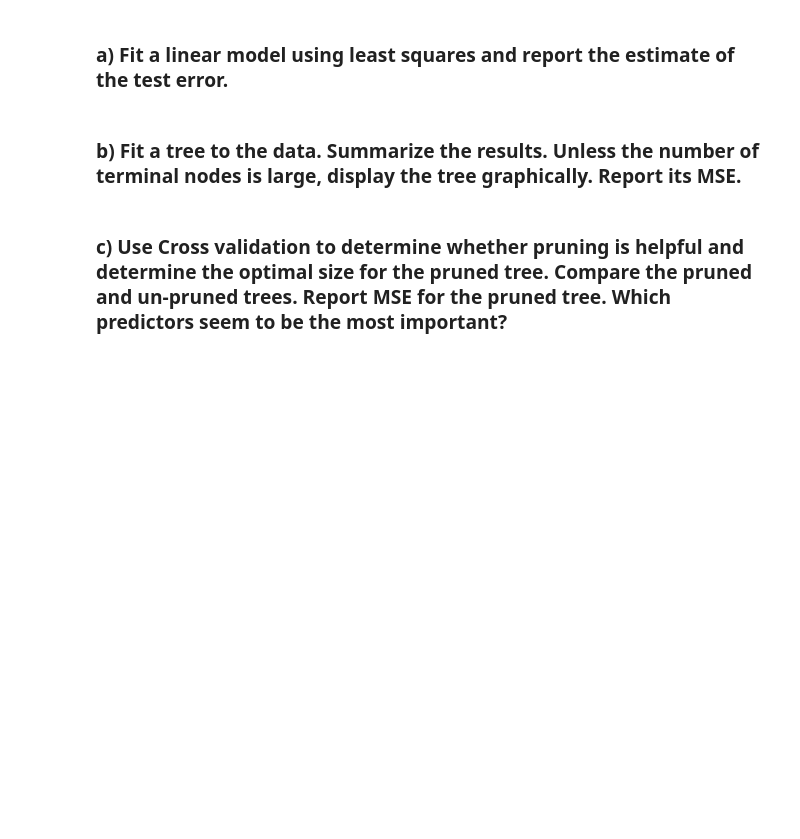
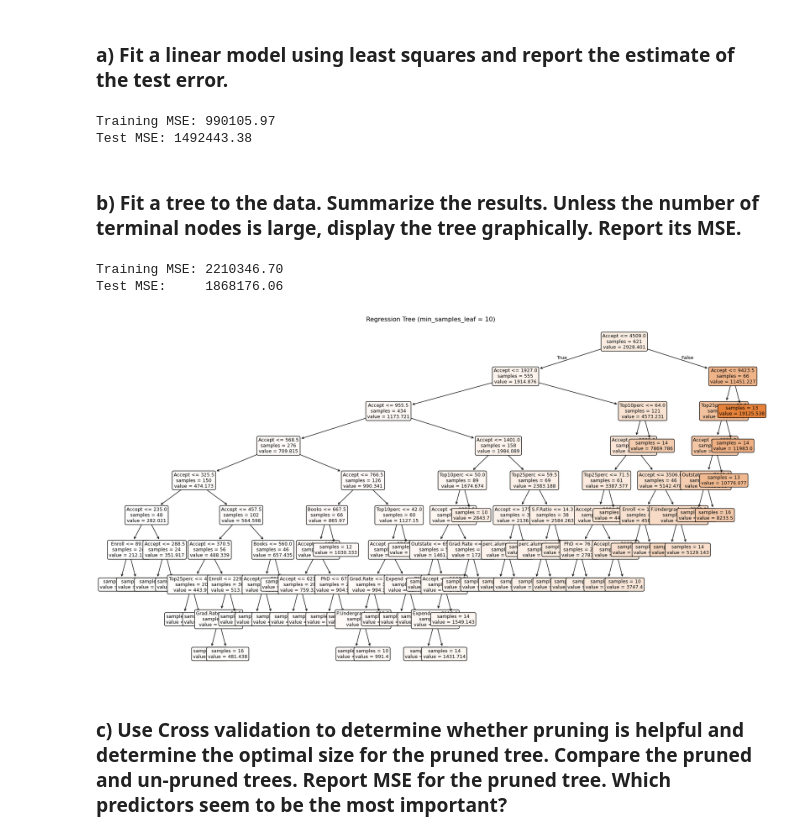
Before and after one commit to Edwin-Kutsushi/STAT-587-Homework-2, a Jupyter notebook: Homework_2.ipynb, the cells around one changed output. Drawn from its saved outputs; the diff is of its cells as text; code cells hidden in the pictures; blank space fills up the shorter version.

```diff
--- a/Homework_2.ipynb
+++ b/Homework_2.ipynb
@@ -12,14 +45,6 @@ if importlib.util.find_spec("ISLP") is None:
 # %% [markdown]
 ### a) Fit a linear model using least squares and report the estimate of the test error.
 # %%
-import pandas as pd
-import numpy as np
-import statsmodels.api as sm
-from ISLP import load_data
-from ISLP.models import ModelSpec as MS
-from sklearn.model_selection import train_test_split
-from sklearn.metrics import mean_squared_error
-
 # load college dataset
 college = load_data("College")
 
@@ -43,13 +68,18 @@ y_test = test_df["Apps"]
 model = sm.OLS(y_train, X_train)
 results = model.fit()
 
-# Report the estimate of the test error (Mean Squared Error)
-# Make predictions on the test set
-predictions = results.predict(X_test)
+# Training error
+train_predictions = results.predict(X_train)
+train_error = mean_squared_error(y_train, train_predictions)
 
-# Calculate the Mean Squared Error (MSE) on the test set
-test_error = mean_squared_error(y_test, predictions)
+# Test error
+test_predictions = results.predict(X_test)
+test_error = mean_squared_error(y_test, test_predictions)
 
-#print(f"Estimated test MSE: {test_error:.2f}")
+print(f"Training MSE: {train_error:.2f}")
+print(f"Test MSE: {test_error:.2f}")
+# %% [output]
+Training MSE: 990105.97
+Test MSE: 1492443.38
 # %% [markdown]
 ### b) Fit a tree to the data. Summarize the results. Unless the number of terminal nodes is large, display the tree graphically. Report its MSE.
@@ -109,2 +86,55 @@ tree_mse = mean_squared_error(y_test, y_pred)
+# %%
+# Encode categorical variable (safe for re-runs)
+if "Private" in college.columns:
+    college = pd.get_dummies(college, columns=["Private"], drop_first=True)
+    college["Private_Yes"] = college["Private_Yes"].astype(int)
+
+# Predictors and response
+X = college.drop("Apps", axis=1)
+y = college["Apps"]
+
+# Train–test split
+X_train, X_test, y_train, y_test = train_test_split(
+    X, y, test_size=0.2, random_state=42
+)
+
+# Fit regression tree with mild regularization
+tree_model = DecisionTreeRegressor(
+    min_samples_leaf=10,   # prevents interpolation
+    random_state=42
+)
+tree_model.fit(X_train, y_train)
+
+# Training error
+train_pred = tree_model.predict(X_train)
+train_mse = mean_squared_error(y_train, train_pred)
+
+# Test error
+test_pred = tree_model.predict(X_test)
+test_mse = mean_squared_error(y_test, test_pred)
+
+print(f"Training MSE: {train_mse:.2f}")
+print(f"Test MSE:     {test_mse:.2f}")
+
+# ----------------------------
+# Plot the tree
+# ----------------------------
+plt.figure(figsize=(22, 12))
+plot_tree(
+    tree_model,
+    feature_names=X.columns,
+    filled=True,
+    rounded=True,
+    impurity=False,
+    fontsize=9
+)
+plt.title("Regression Tree (min_samples_leaf = 10)")
+# save
+plt.savefig("Tree.jpg", dpi=300, bbox_inches="tight")
+plt.show()
+# %% [output]
+Training MSE: 2210346.70
+Test MSE:     1868176.06
+[figure, added]
 # %% [markdown]
 ### c) Use Cross validation to determine whether pruning is helpful and determine the optimal size for the pruned tree. Compare the pruned and un-pruned trees. Report MSE for the pruned tree. Which predictors seem to be the most important?
```
Also changed, not shown: parts of 15 cells of this notebook.
